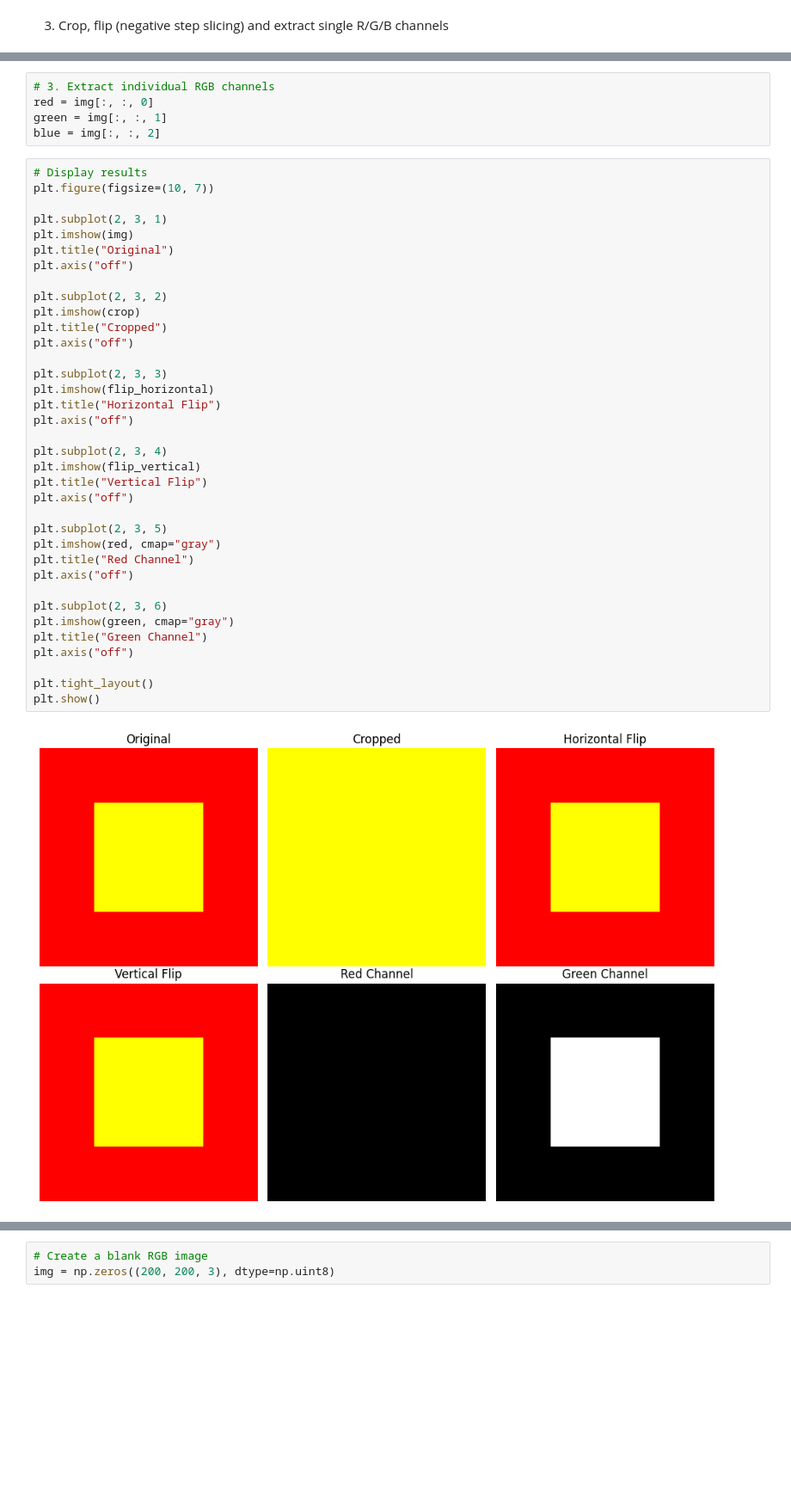
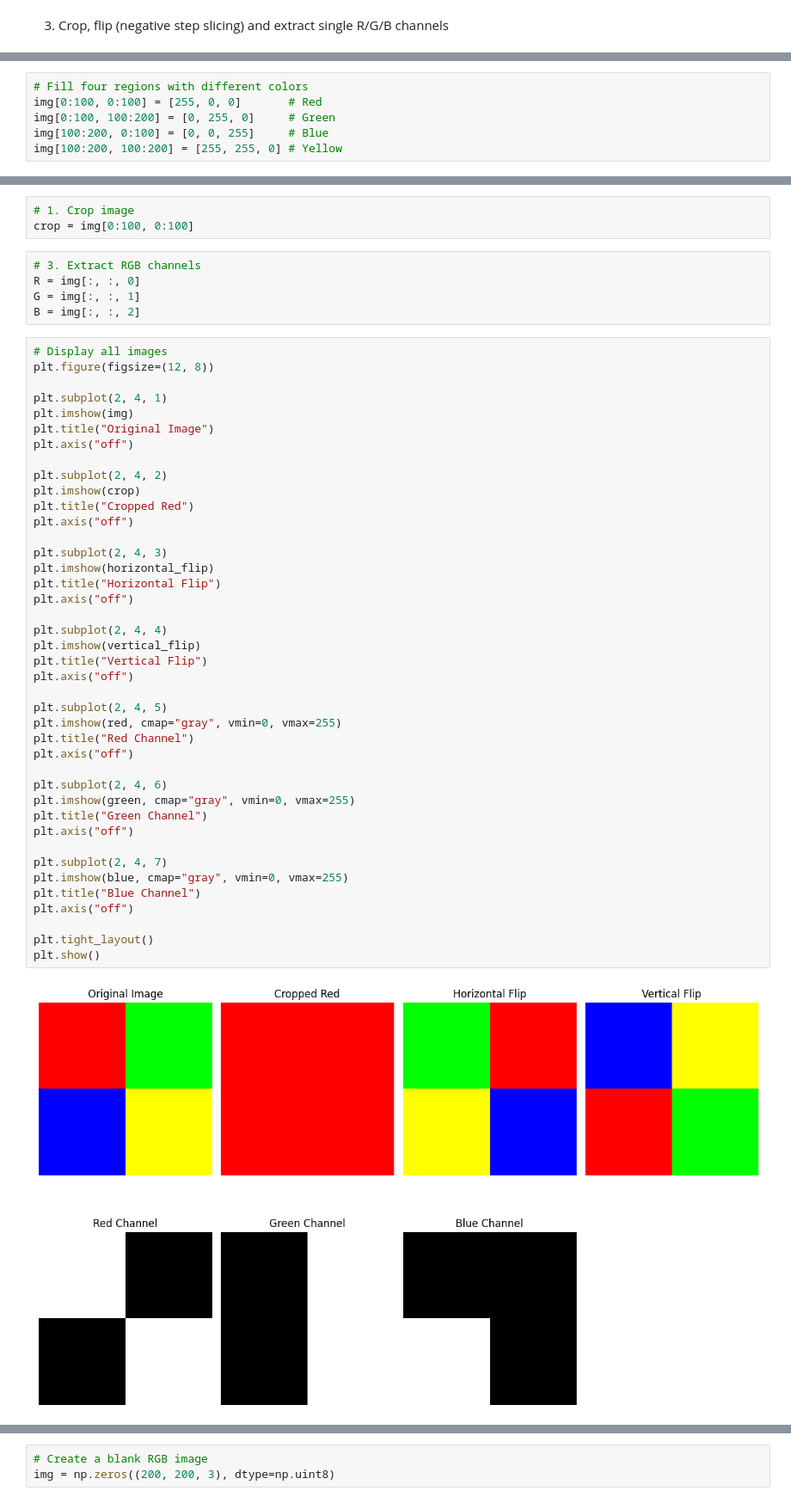
Before and after one commit to khushijaiswal4455-code/Image_pixel_manipulator, a Jupyter notebook: image_pixel.ipynb, the cells around one changed output, grey strips where cells are left out. Shown at 86% size. Drawn from its saved outputs; the diff is of its cells as text; blank space fills up the shorter version.

```diff
--- a/image_pixel.ipynb
+++ b/image_pixel.ipynb
@@ -60 +56,7 @@ img[50:150, 50:150, 1] = 255
+# %%
+# Fill four regions with different colors
+img[0:100, 0:100] = [255, 0, 0]       # Red
+img[0:100, 100:200] = [0, 255, 0]     # Green
+img[100:200, 0:100] = [0, 0, 255]     # Blue
+img[100:200, 100:200] = [255, 255, 0] # Yellow
 # %%
@@ -67,44 +65,52 @@ flip_vertical = img[::-1, :, :]
+# %%
+# 1. Crop image
+crop = img[0:100, 0:100]
 # %%
-# 3. Extract individual RGB channels
-red = img[:, :, 0]
-green = img[:, :, 1]
-blue = img[:, :, 2]
+# 3. Extract RGB channels
+R = img[:, :, 0]
+G = img[:, :, 1]
+B = img[:, :, 2]
 # %%
-# Display results
-plt.figure(figsize=(10, 7))
+# Display all images
+plt.figure(figsize=(12, 8))
 
-plt.subplot(2, 3, 1)
+plt.subplot(2, 4, 1)
 plt.imshow(img)
-plt.title("Original")
+plt.title("Original Image")
 plt.axis("off")
 
-plt.subplot(2, 3, 2)
+plt.subplot(2, 4, 2)
 plt.imshow(crop)
-plt.title("Cropped")
+plt.title("Cropped Red")
 plt.axis("off")
 
-plt.subplot(2, 3, 3)
-plt.imshow(flip_horizontal)
+plt.subplot(2, 4, 3)
+plt.imshow(horizontal_flip)
 plt.title("Horizontal Flip")
 plt.axis("off")
 
-plt.subplot(2, 3, 4)
-plt.imshow(flip_vertical)
+plt.subplot(2, 4, 4)
+plt.imshow(vertical_flip)
 plt.title("Vertical Flip")
 plt.axis("off")
 
-plt.subplot(2, 3, 5)
-plt.imshow(red, cmap="gray")
+plt.subplot(2, 4, 5)
+plt.imshow(red, cmap="gray", vmin=0, vmax=255)
 plt.title("Red Channel")
 plt.axis("off")
 
-plt.subplot(2, 3, 6)
-plt.imshow(green, cmap="gray")
+plt.subplot(2, 4, 6)
+plt.imshow(green, cmap="gray", vmin=0, vmax=255)
 plt.title("Green Channel")
+plt.axis("off")
+
+plt.subplot(2, 4, 7)
+plt.imshow(blue, cmap="gray", vmin=0, vmax=255)
+plt.title("Blue Channel")
 plt.axis("off")
 
 plt.tight_layout()
 plt.show()
 # %% [output]
-[figure, old version]
+[figure, new version]
 # %%
```
Also changed, not shown: parts of 24 cells of this notebook.
